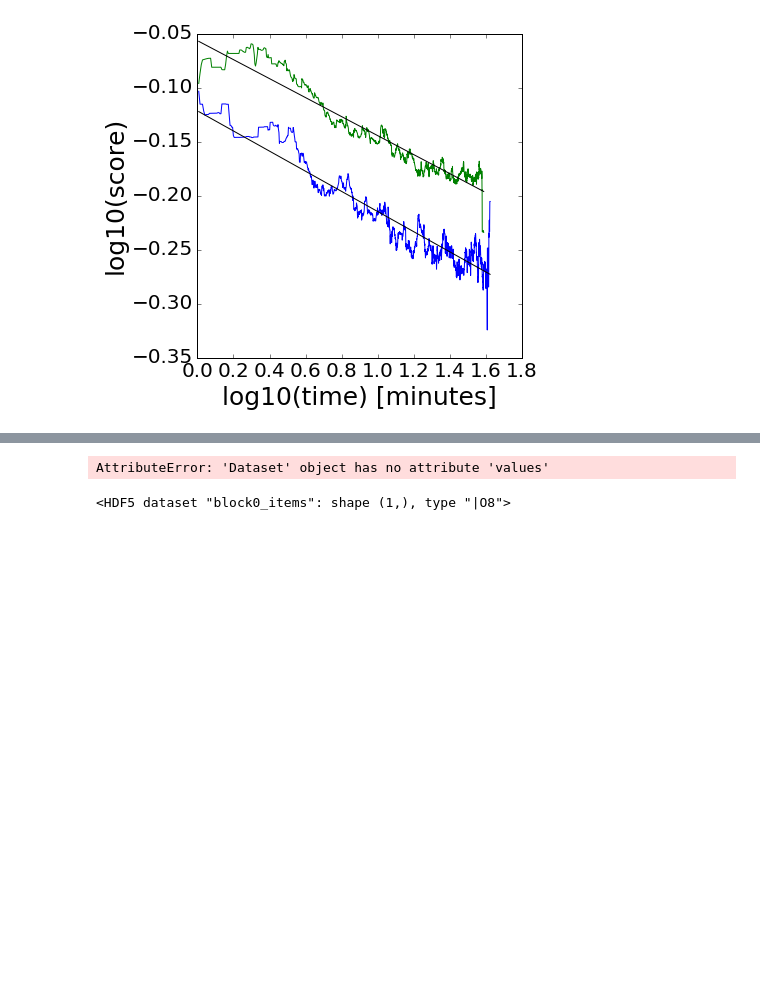
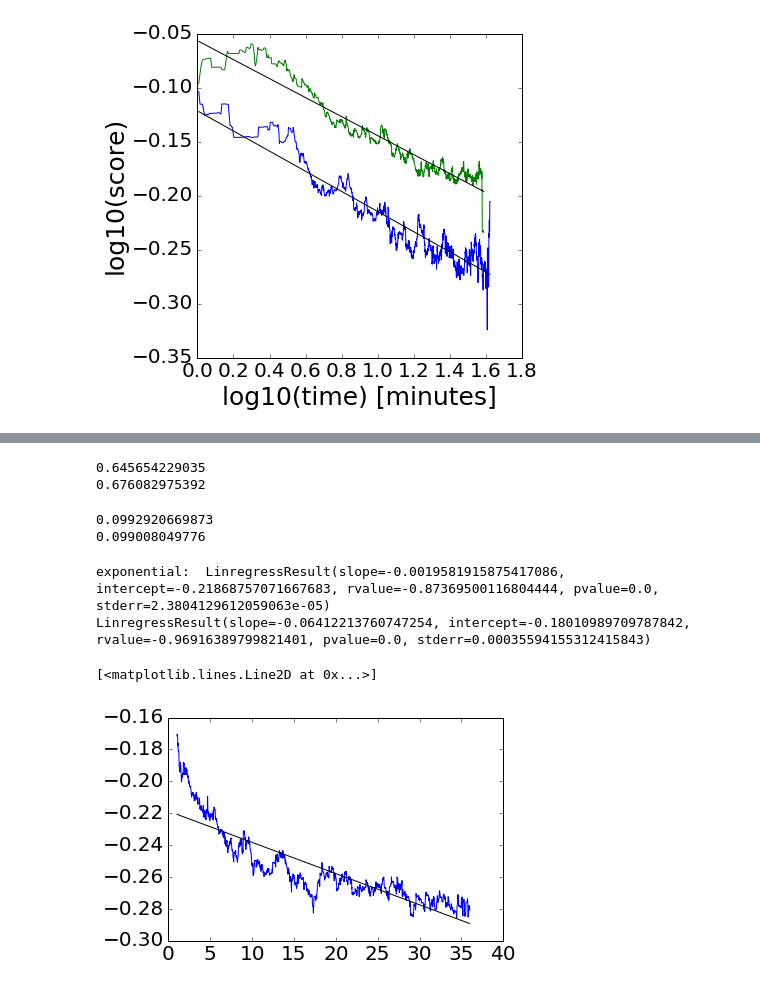
Before and after one commit to wazaahhh/bayesLearn, a Jupyter notebook: scripts/bayesLearn.ipynb, the cells around one changed output, grey strips where cells are left out. Cells and saved outputs as stored; diff of their text form; code cells hidden in the pictures; blank space fills up the shorter version.

```diff
--- a/scripts/bayesLearn.ipynb
+++ b/scripts/bayesLearn.ipynb
@@ -438,25 +652,0 @@ pl.plot(x,y)
-# %%
-color = ["green","red"]
-for k,kx  in enumerate([dfSimpleLearning,dfComplexLearning]):
-    #array = np.array(dfSimpleLearning)
-    array = np.array(kx)
-    mean = []
-    median = []
-    std = []
-
-    for i,ix in enumerate(array):
-        cond = np.logical_not(np.isnan(ix))
-        median = np.append(median,np.median(ix[cond]))
-        mean  = np.append(mean,np.mean(ix[cond]))
-        std = np.append(std,np.std(ix[cond]))
-
-    #pl.plot(median)
-    pl.figure(1)
-    pl.plot(mean,color=color[k])
-    pl.plot(mean+std,'--',color=color[k])
-    pl.plot(mean-std,'--',color=color[k])
-
-    pl.figure(2)
-    plotFit(mean)
-
-pl.xlim(0,2500)
@@ -469,2 +652,0 @@ LinregressResult(slope=-0.065564958781830551, intercept=-0.17085220267478948, rv
-# %%
-plotFit(mean)
@@ -490,8 +653,35 @@ f = h5py.File(dir + 'Data/simpleConvergencesCubic.h5','r')
-# %%
-data = np.array(f['df']['axis0'].values())
-# %% [output]
-AttributeError: 'Dataset' object has no attribute 'values'
-# %%
-f['df']['block0_items']
-# %% [output]
-<HDF5 dataset "block0_items": shape (1,), type "|O8">
+# %%
+print 10**(-0.19)
+print 10**(-0.17)
+# %% [output]
+0.645654229035
+0.676082975392
+# %%
+t = 60*24*365*275
+print 0.65*t**(-0.10)
+t = 60*24*365*900000
+print 0.65*t**(-0.07)
+
+#t = 60*24*1.29
+#print 0.65*t**(-0.25)
+# %% [output]
+0.0992920669873
+0.099008049776
+# %%
+x = np.arange(1, len(mean) + 1)/60. -4
+y = mean
+cond = (x > 1)*( y > 0)
+lx = np.log10(x[cond])
+ly = np.log10(y[cond])
+fitExp = S.linregress(x[cond],ly)
+print "exponential: ",fitExp
+print S.linregress(lx,ly)
+
+pl.plot(x[cond],ly)
+pl.plot(x[cond],x[cond]*fitExp[0]+fitExp[1],'k-')
+#pl.xlim(xmin=0)
+# %% [output]
+exponential:  LinregressResult(slope=-0.0019581915875417086, intercept=-0.21868757071667683, rvalue=-0.87369500116804444, pvalue=0.0, stderr=2.3804129612059063e-05)
+LinregressResult(slope=-0.06412213760747254, intercept=-0.18010989709787842, rvalue=-0.96916389799821401, pvalue=0.0, stderr=0.00035594155312415843)
+[<matplotlib.lines.Line2D at 0x...>]
+[figure, added]
```
Also changed, not shown: parts of 20 cells of this notebook, 15 other files.
